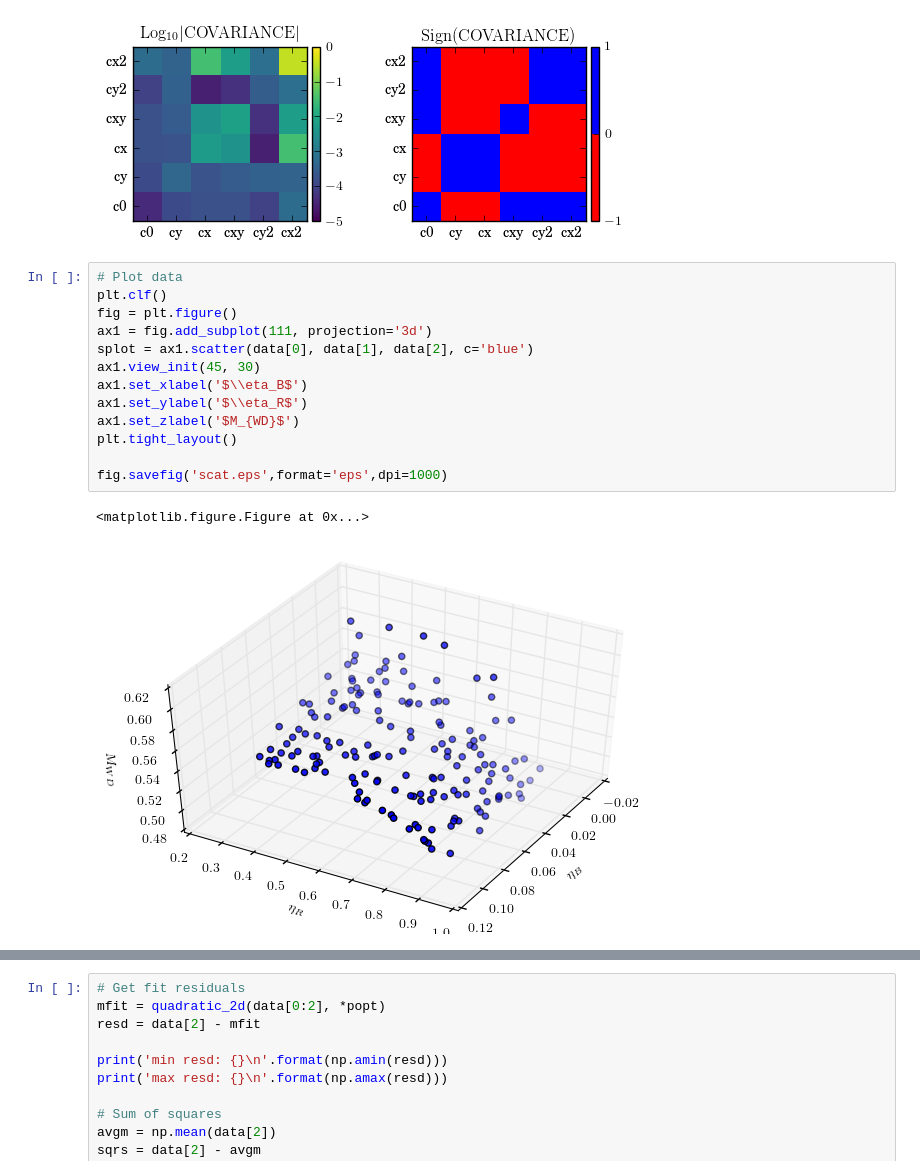
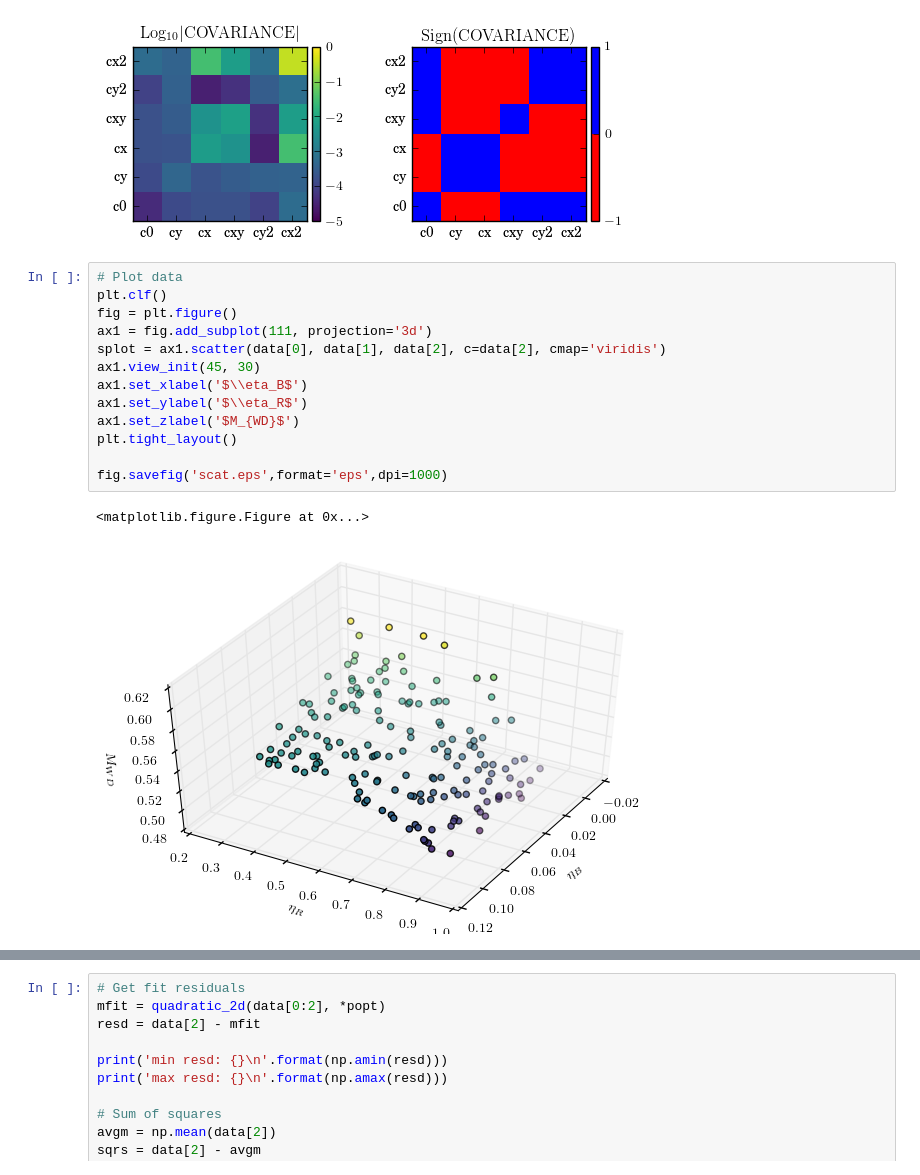
Before and after one commit to mhoffies/UQ-mesa, a Jupyter notebook: QFit.ipynb, the cells around one changed output, grey strips where cells are left out. Cells and saved outputs as stored; diff of their text form.

```diff
--- a/QFit.ipynb
+++ b/QFit.ipynb
@@ -127,16 +128,16 @@ fig.savefig('covariance.eps',format='eps',dpi=1000)
 # %%
 # Plot data
 plt.clf()
 fig = plt.figure()
 ax1 = fig.add_subplot(111, projection='3d')
-splot = ax1.scatter(data[0], data[1], data[2], c='blue')
+splot = ax1.scatter(data[0], data[1], data[2], c=data[2], cmap='viridis')
 ax1.view_init(45, 30)
 ax1.set_xlabel('$\\eta_B$')
 ax1.set_ylabel('$\\eta_R$')
 ax1.set_zlabel('$M_{WD}$')
 plt.tight_layout()
 
 fig.savefig('scat.eps',format='eps',dpi=1000)
 # %% [output]
 <matplotlib.figure.Figure at 0x...>
-[figure, old version]
+[figure, new version]
```
Also changed, not shown: parts of 3 cells of this notebook, 6 other files.
